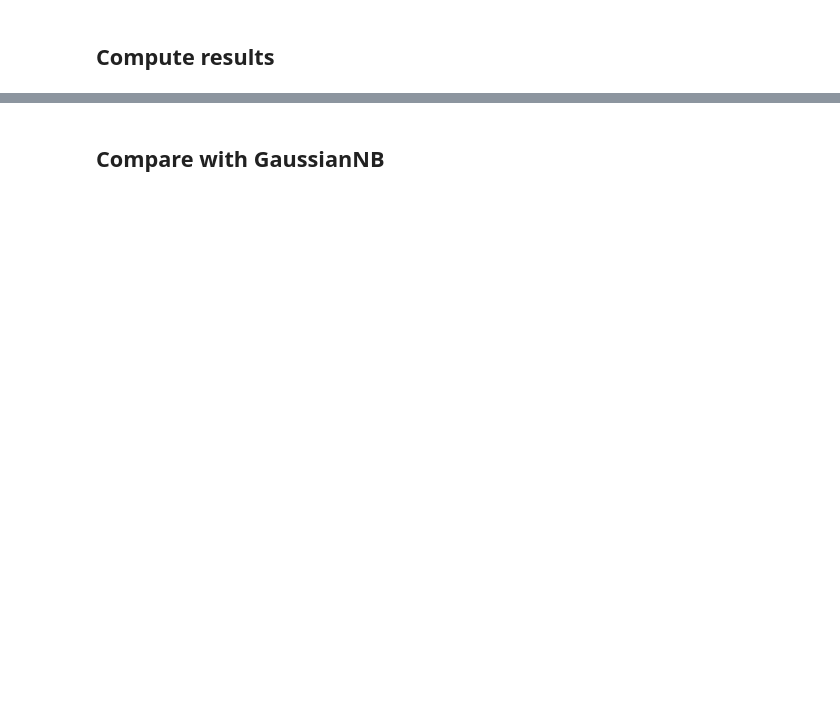
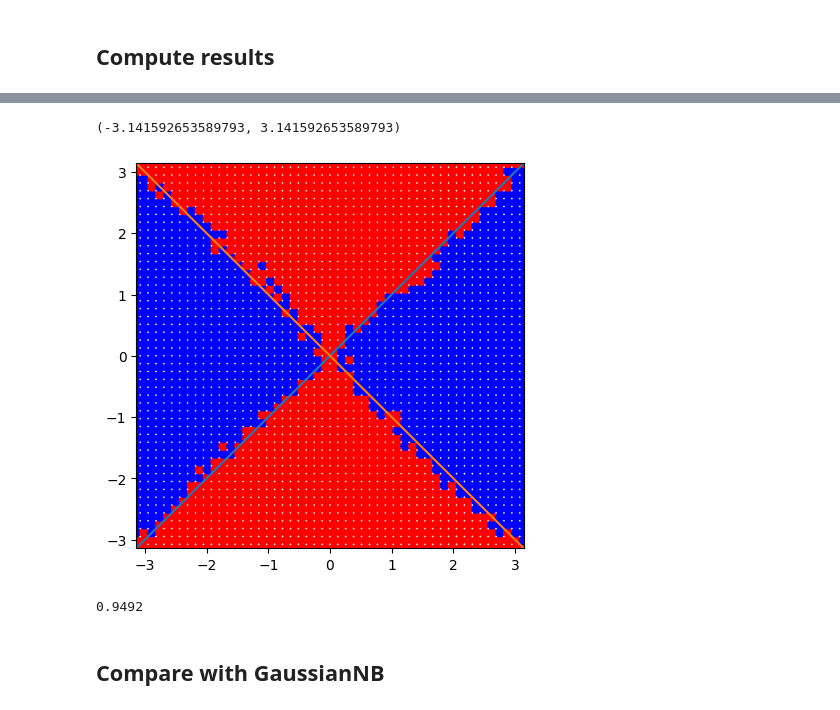
Before and after one commit to GemCarr/QML, a Jupyter notebook: qml.ipynb, the cells around one changed output, grey strips where cells are left out. Cells and saved outputs as stored; diff of their text form; code cells hidden in the pictures; blank space fills up the shorter version.

```diff
--- a/qml.ipynb
+++ b/qml.ipynb
@@ -431,3 +437,28 @@ prediction(xorCircuit, theta, [1, 0], 100)
+# %%
+y_pred = predict(xorCircuit, theta, X_test, ['00', '10'], 100)
+# %%
+plt.rcParams['figure.figsize'] = [5,5]
+
+
+c = ["blue" if el=="00" else "red" for el in y_pred]
+plt.scatter(X_test[:, 0], X_test[:, 1], color=c)
+
+x = np.linspace(-np.pi, np.pi, 100)
+y = x
+y2 = - x
+
+plt.plot(x,y)
+plt.plot(x,y2)
+
+plt.xlim([-np.pi, np.pi])
+plt.ylim([-np.pi, np.pi])
+# %% [output]
+(-3.141592653589793, 3.141592653589793)
+[figure, added]
+# %%
+compute_accuracy(y_pred, y_test)
+# %% [output]
+0.9492
 # %% [markdown]
 ## Compare with GaussianNB
 # %%
```
Also changed, not shown: parts of 31 cells of this notebook.
